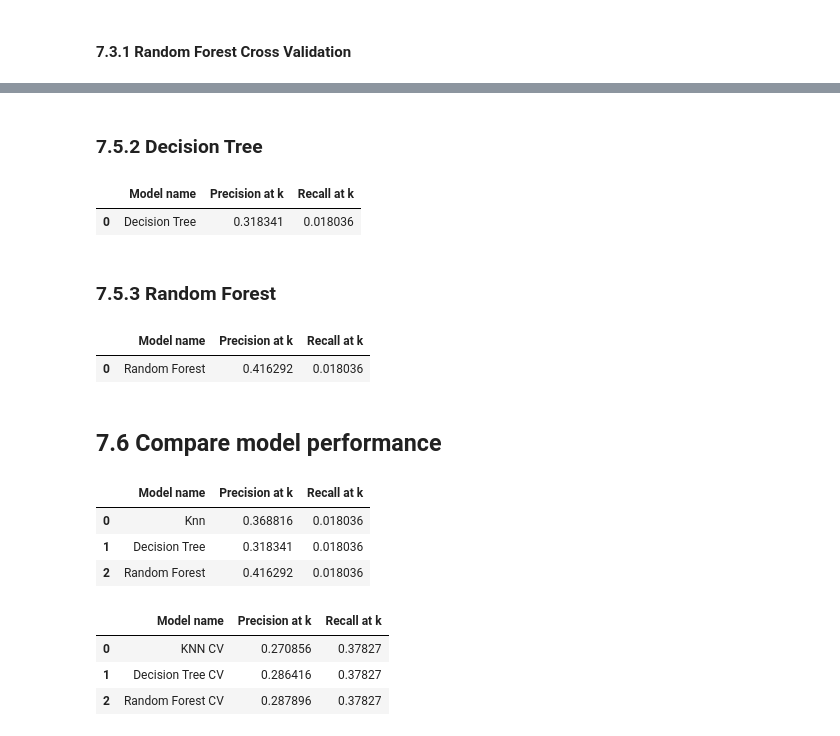
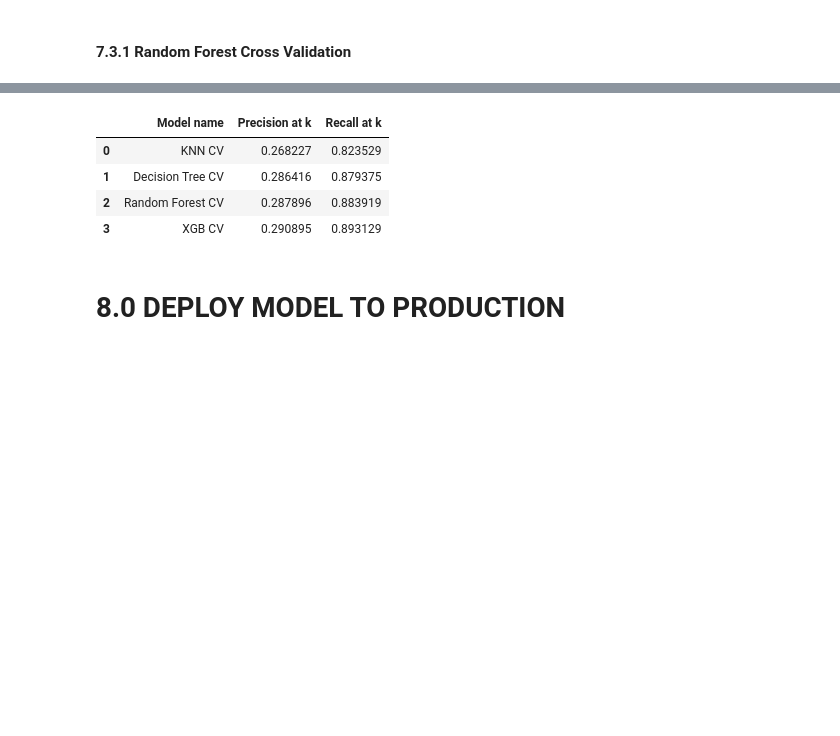
Before and after one commit to alexandrerod/health_insurance_cross_sell, a Jupyter notebook: notebooks/heath_insurance.ipynb, the cells around one changed output, grey strips where cells are left out. Saved outputs shown, nothing was run; the diff lists cells and outputs as text; code cells hidden in the pictures; blank space fills up the shorter version.

```diff
--- a/notebooks/heath_insurance.ipynb
+++ b/notebooks/heath_insurance.ipynb
@@ -45,10 +47,13 @@ def precision_at_k(X_test, y_test, yhat, k=20000):
 
     return data.loc[k,'precision_at_k']
 
-def recall_at_k(X_test, y_test, k=20000):
+def recall_at_k(X_test, y_test,yhat, k=20000):
 
     data = X_test.copy()
     data['response'] = y_test.copy()
+
+    data['score'] = yhat[:,1].tolist()
+    data = data.sort_values('score', ascending=False)
 
 
     data = data.reset_index(drop=True)
@@ -62,7 +67,7 @@ def recall_at_k(X_test, y_test, k=20000):
 def model_result(model_name,X_test,y_test, yhat,k=20000):
     name = model_name
     precision = precision_at_k(X_test,y_test,yhat,k)
-    recall = recall_at_k(X_test, y_test,k)
+    recall = recall_at_k(X_test, y_test,yhat,k)
 
 
     return pd.DataFrame({'Model name': name, 'Precision at k': precision, 'Recall at k': recall}, index=[0])
@@ -633,7 +653,8 @@ x_test = X_test[cols_selected_boruta]
 # %% [markdown]
 ## 7.1 KNN
 # %%
-knn = ng.KNeighborsClassifier(n_neighbors=10)
+#model
+knn = ng.KNeighborsClassifier(n_neighbors=8)
 
 #model training
 knn.fit(x_train, y_train)
@@ -643,4 +664,5 @@ knn.fit(x_train, y_train)
 yhat_knn = knn.predict_proba(x_test)
 #performance
 sktplt.metrics.plot_cumulative_gain(y_test, yhat_knn)
+sktplt.metrics.plot_lift_curve(y_test,yhat_knn)
 # %% [output]
@@ -697,0 +749,10 @@ rf_cv
+# %%
+#model
+xgb_model = xgb.XGBClassifier()
+#model training
+xgb_model.fit(x_train, y_train)
+#model predict
+yhat_xgb = xgb_model.predict_proba(x_test)
+#model performance
+sktplt.metrics.plot_cumulative_gain(y_test, yhat_xgb),
+sktplt.metrics.plot_lift_curve(y_test, yhat_xgb)
@@ -697,0 +771,3 @@ rf_cv
+# %%
+xgb_cv = cross_validation('XGB CV', xgb_model, x_train, y_train, kfold=5)
+xgb_cv
@@ -715,51 +792,11 @@ Index(['Model name', 'Precision at k', 'Recall at k'], dtype='object')
-# %% [markdown]
-### 7.5.2 Decision Tree
-# %%
-df_tr = x_test.copy()
-df_tr['response'] = y_test.copy()
-
-#propensity score
-df_tr['score'] = yhat_tr[:,1].tolist()
-
-df_tr = df_tr.sort_values('score', ascending=False)
-
-result_tr = model_result('Decision Tree', x_test, y_test,yhat_tr, 2000)
-result_tr
-# %% [output]
-|  | Model name | Precision at k | Recall at k |
-| 0 | Decision Tree | 0.318341 | 0.018036 |
-# %% [markdown]
-### 7.5.3 Random Forest
-# %%
-df_rf = x_test.copy()
-df_rf['response'] = y_test.copy()
-
-#propensity score
-
-df_rf['score'] = yhat_rf[:,1].tolist()
-
-df_rf = df_rf.sort_values('score', ascending=False)
-
-result_rf = model_result('Random Forest', x_test,y_test,yhat= yhat_rf,k=2000)
-result_rf
-# %% [output]
-|  | Model name | Precision at k | Recall at k |
-| 0 | Random Forest | 0.416292 | 0.018036 |
-# %% [markdown]
-## 7.6 Compare model performance
 # %%
-final_performance = pd.concat([result_knn, result_tr, result_rf])
-final_performance.reset_index(drop=True)
+performance_cv= pd.concat([knn_cv,tr_cv, rf_cv,xgb_cv])
+performance_cv.reset_index(drop=True)
 # %% [output]
 |  | Model name | Precision at k | Recall at k |
-| 0 | Knn | 0.368816 | 0.018036 |
-| 1 | Decision Tree | 0.318341 | 0.018036 |
-| 2 | Random Forest | 0.416292 | 0.018036 |
+| 0 | KNN CV | 0.268227 | 0.823529 |
+| 1 | Decision Tree CV | 0.286416 | 0.879375 |
+| 2 | Random Forest CV | 0.287896 | 0.883919 |
+| 3 | XGB CV | 0.290895 | 0.893129 |
-# %%
-performance_cv= pd.concat([knn_cv,tr_cv, rf_cv])
-performance_cv.reset_index(drop=True)
-# %% [output]
-|  | Model name | Precision at k | Recall at k |
-| 0 | KNN CV | 0.270856 | 0.37827 |
-| 1 | Decision Tree CV | 0.286416 | 0.37827 |
-| 2 | Random Forest CV | 0.287896 | 0.37827 |
+# %% [markdown]
+# 8.0 DEPLOY MODEL TO PRODUCTION
```
Also changed, not shown: parts of 28 cells of this notebook, 2 other files.
